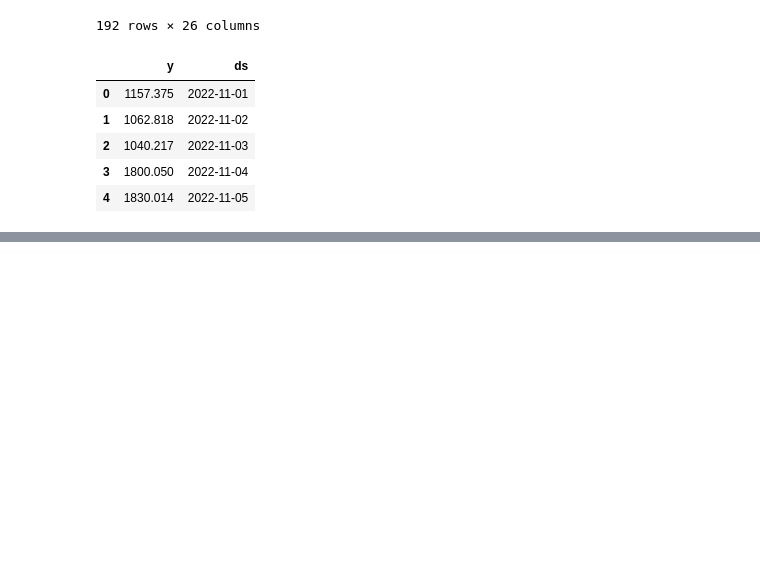
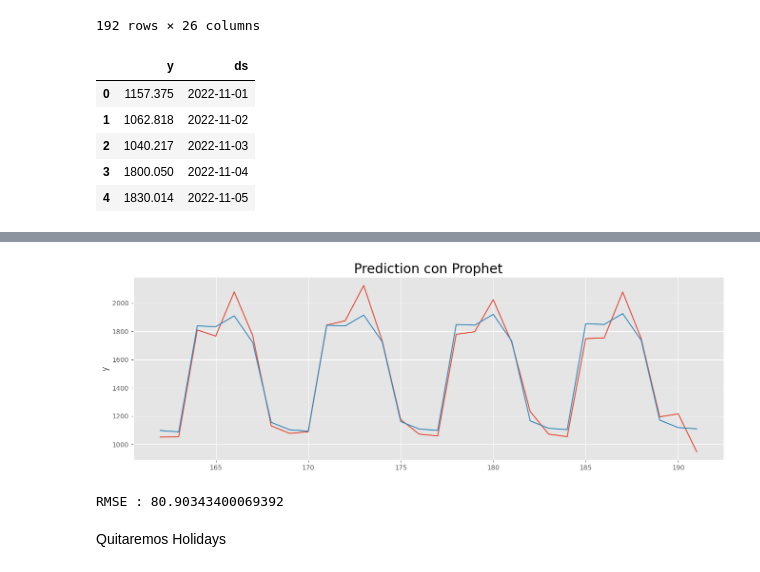
Before and after one commit to gar22891uvg/ProyectoFinalGRP4, a Jupyter notebook: Tarea Semana 3_GRP4.ipynb, the cells around one changed output, grey strips where cells are left out. Drawn from its saved outputs; the diff is of its cells as text; code cells hidden in the pictures; blank space fills up the shorter version.

```diff
--- a/Tarea Semana 3_GRP4.ipynb
+++ b/Tarea Semana 3_GRP4.ipynb
@@ -462,0 +492,2 @@ plot1 = m.plot(forecast)
+# %%
+prophet_pred= pd.DataFrame({"Date" : prophet_pred[-30:]['ds'], "Pred": prophet_pred[-30:]["yhat"]})
@@ -462,0 +514,4 @@ plot1 = m.plot(forecast)
+# %%
+prophet_pred=prophet_pred.set_index("Date")
+# %%
+prophet_pred.index.freq="D"
@@ -462,0 +539,2 @@ plot1 = m.plot(forecast)
+# %%
+test_data["Prophet_Predictions"] = prophet_pred['Pred'].values
@@ -462,0 +550,7 @@ plot1 = m.plot(forecast)
+# %%
+plt.figure(figsize=(16,5))
+ax=sns.lineplot(x=test_data.index,y=test_data["y"])
+sns.lineplot(x=test_data.index,y=test_data["Prophet_Predictions"]);
+plt.title("Prediction con Prophet", fontsize=20);
+# %% [output]
+[figure, added]
@@ -462,0 +559,9 @@ plot1 = m.plot(forecast)
+# %%
+se = np.square(test_data.loc[:, 'Prophet_Predictions'] - df_actual)
+mse = np.mean(se)
+rmse = np.sqrt(mse)
+print("RMSE :",rmse)
+# %% [output]
+RMSE : 80.90343400069392
+# %% [markdown]
+Quitaremos Holidays
```
Also changed, not shown: parts of 10 cells of this notebook.
